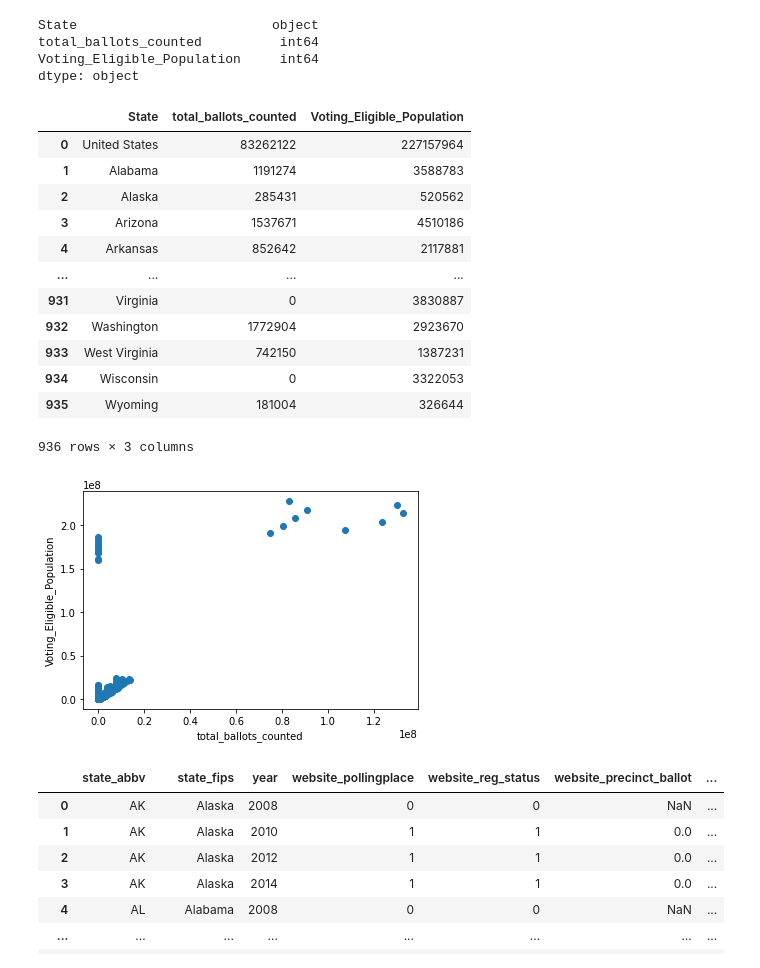
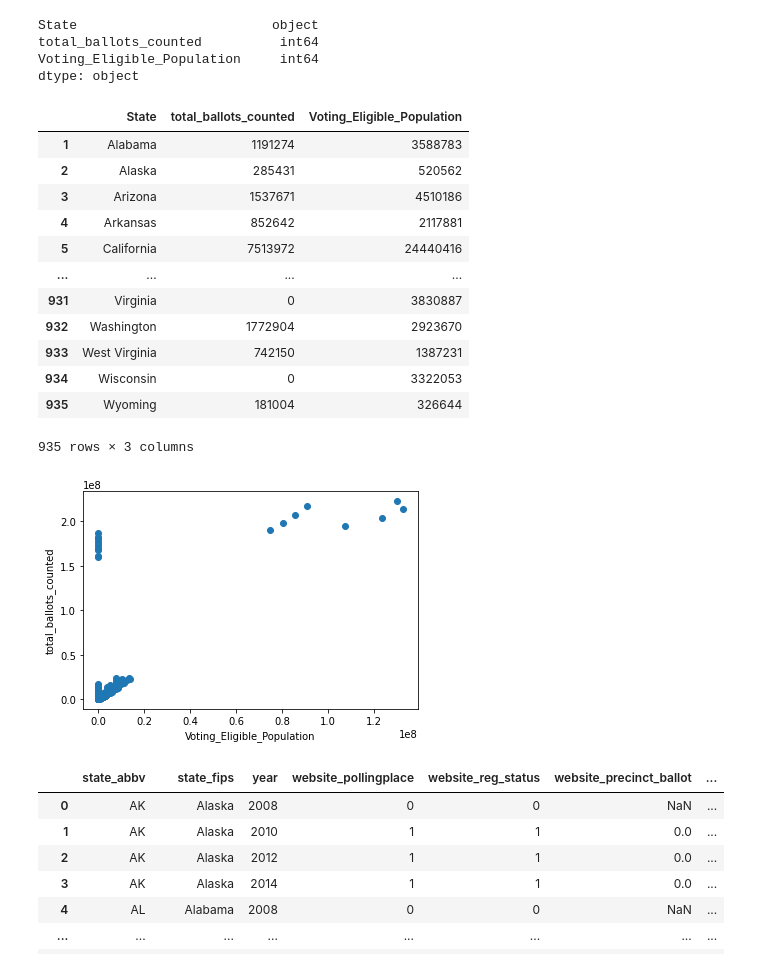
Before and after one commit to mmingoia/HTML_MN_Group_Project, a Jupyter notebook: preliminaryModel.ipynb, the cells around one changed output. Saved outputs shown, nothing was run; the diff lists cells and outputs as text; code cells hidden in the pictures.

Commit message:
further cleaning and minor modifications on Natalia's read in code

```diff
--- a/preliminaryModel.ipynb
+++ b/preliminaryModel.ipynb
@@ -110,30 +89,33 @@ State                         object
 total_ballots_counted          int64
 Voting_Eligible_Population     int64
 dtype: object
+# %%
+# Drop first row, USA
+clean_df = clean_df.drop(clean_df.index[0])
 # %%
 clean_df
 # %% [output]
 |  | State | total_ballots_counted | Voting_Eligible_Population |
-| 0 | United States | 83262122 | 227157964 |
 | 1 | Alabama | 1191274 | 3588783 |
 | 2 | Alaska | 285431 | 520562 |
 | 3 | Arizona | 1537671 | 4510186 |
 | 4 | Arkansas | 852642 | 2117881 |
+| 5 | California | 7513972 | 24440416 |
 | ... | ... | ... | ... |
 | 931 | Virginia | 0 | 3830887 |
 | 932 | Washington | 1772904 | 2923670 |
 | 933 | West Virginia | 742150 | 1387231 |
 | 934 | Wisconsin | 0 | 3322053 |
 | 935 | Wyoming | 181004 | 326644 |
-936 rows × 3 columns
+935 rows × 3 columns
 # %%
 # Plot linear regression
 plt.scatter(clean_df.total_ballots_counted, clean_df.Voting_Eligible_Population)
-plt.xlabel('total_ballots_counted')
-plt.ylabel('Voting_Eligible_Population')
+plt.xlabel('Voting_Eligible_Population')
+plt.ylabel('total_ballots_counted')
 plt.show()
 # %% [output]
-[figure, old version]
+[figure, new version]
 # %%
 # Read secondary dataset
 df1 = pd.read_csv("https://ivote.s3.us-east-2.amazonaws.com/epi+indicators-all+years.csv")
```
Also changed, not shown: parts of 1 cell of this notebook, 1 other file.
